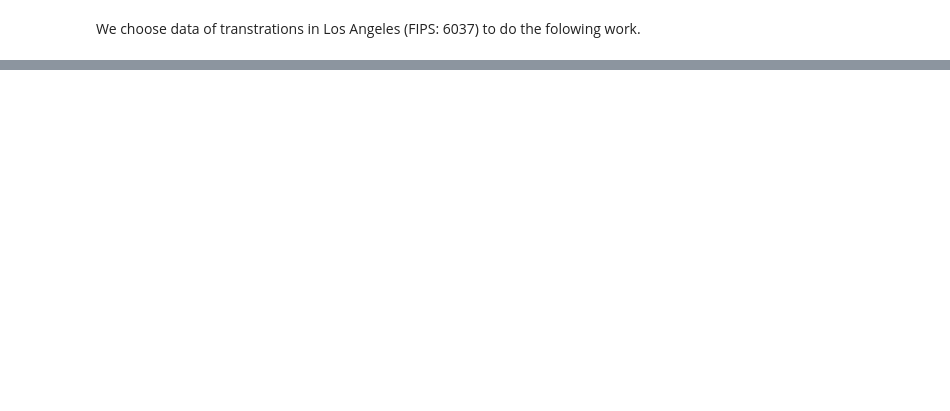
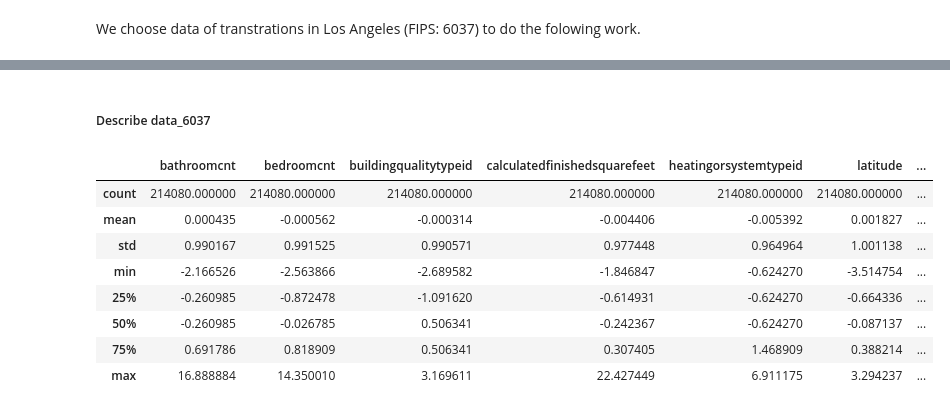
Before and after one commit to JasonVann/Zillow-Price-Prediction, a Jupyter notebook: Zillow’s Home Value Prediction.ipynb, the cells around one changed output, grey strips where cells are left out. Saved outputs shown, nothing was run; the diff lists cells and outputs as text; code cells hidden in the pictures; blank space fills up the shorter version.

```diff
--- a/Zillow’s Home Value Prediction.ipynb
+++ b/Zillow’s Home Value Prediction.ipynb
@@ -132 +197,3 @@ print(np.std(data_6037['logerror'].values))
+# %%
+data_6037 = data_6037.fillna(0)
 # %% [markdown]
@@ -133,0 +237,4 @@ print(np.std(data_6037['logerror'].values))
+# %%
+# drop feature 'assessmentyear' and 'roomcnt'
+data_6037= data_6037.drop(['roomcnt'], axis=1)
+print(data_6037.shape)
@@ -133,0 +254,11 @@ print(np.std(data_6037['logerror'].values))
+# %%
+# Reference: https://towardsdatascience.com/feature-selection-correlation-and-p-value-da8921bfb3cf
+corr_matrix = data_6037.corr()
+columns = np.full((corr_matrix.shape[0],), True, dtype=bool)
+for i in range(corr_matrix.shape[0]):
+    for j in range(i+1, corr_matrix.shape[0]):
+        if corr_matrix.iloc[i,j] >= 0.8:
+            if columns[j]:
+                columns[j] = False
+data_6037 = data_6037[data_6037.columns[columns]]
+print(data_6037.shape)
@@ -133,0 +269,6 @@ print(np.std(data_6037['logerror'].values))
+# %%
+ulimit = np.percentile(data_6037.logerror.values, 99)
+llimit = np.percentile(data_6037.logerror.values, 1)
+data_6037 = data_6037[data_6037.logerror > llimit]
+data_6037 = data_6037[data_6037.logerror < ulimit]
+print(data_6037.shape)
@@ -133,0 +286,14 @@ print(np.std(data_6037['logerror'].values))
+# %% [markdown]
+##### Describe data_6037
+# %%
+data_6037.describe()
+# %% [output]
+|  | bathroomcnt | bedroomcnt | buildingqualitytypeid | calculatedfinishedsquarefeet | heatingorsystemtypeid | latitude | ... |
+| count | 214080.000000 | 214080.000000 | 214080.000000 | 214080.000000 | 214080.000000 | 214080.000000 | ... |
+| mean | 0.000435 | -0.000562 | -0.000314 | -0.004406 | -0.005392 | 0.001827 | ... |
+| std | 0.990167 | 0.991525 | 0.990571 | 0.977448 | 0.964964 | 1.001138 | ... |
+| min | -2.166526 | -2.563866 | -2.689582 | -1.846847 | -0.624270 | -3.514754 | ... |
+| 25% | -0.260985 | -0.872478 | -1.091620 | -0.614931 | -0.624270 | -0.664336 | ... |
+| 50% | -0.260985 | -0.026785 | 0.506341 | -0.242367 | -0.624270 | -0.087137 | ... |
+| 75% | 0.691786 | 0.818909 | 0.506341 | 0.307405 | 1.468909 | 0.388214 | ... |
+| max | 16.888884 | 14.350010 | 3.169611 | 22.427449 | 6.911175 | 3.294237 | ... |
```
Also changed, not shown: parts of 49 cells of this notebook, 1 other file.
